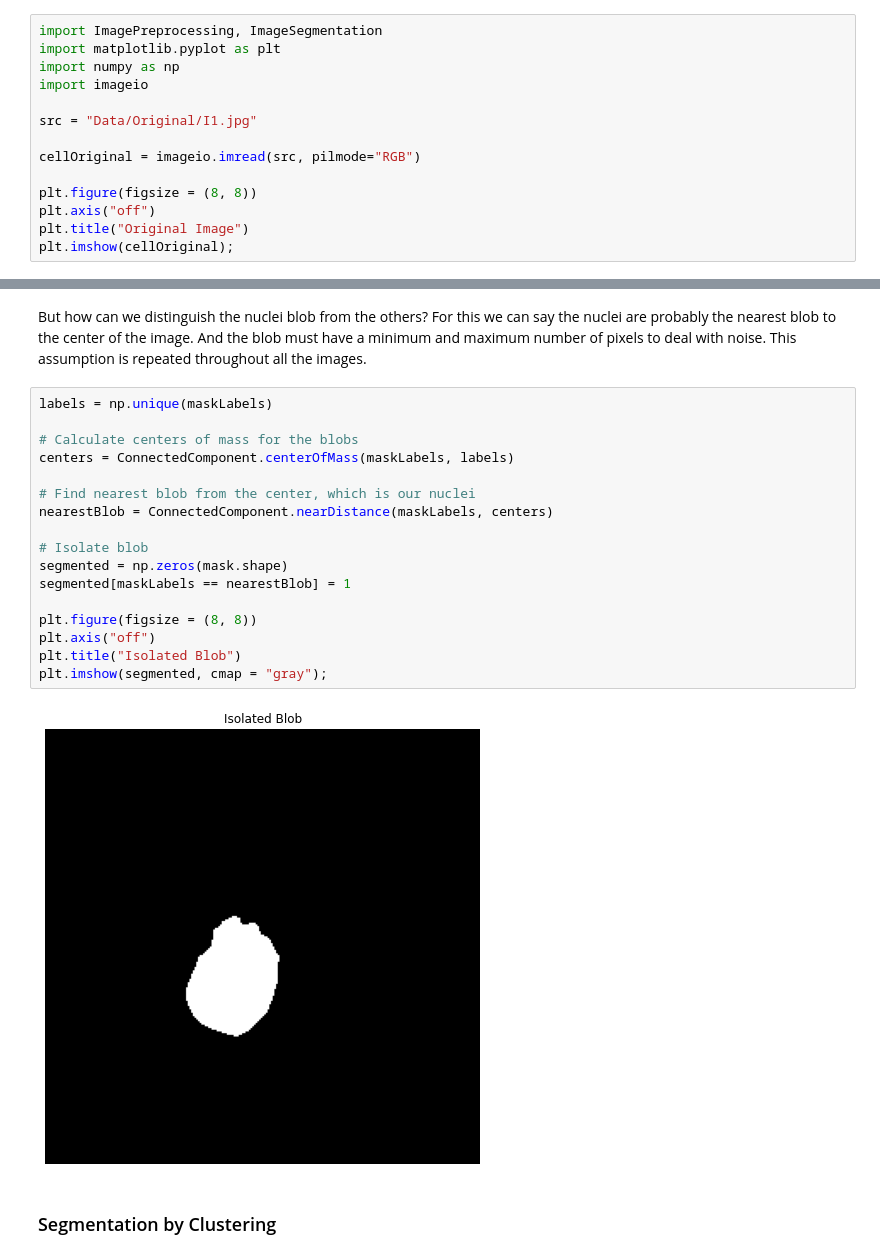
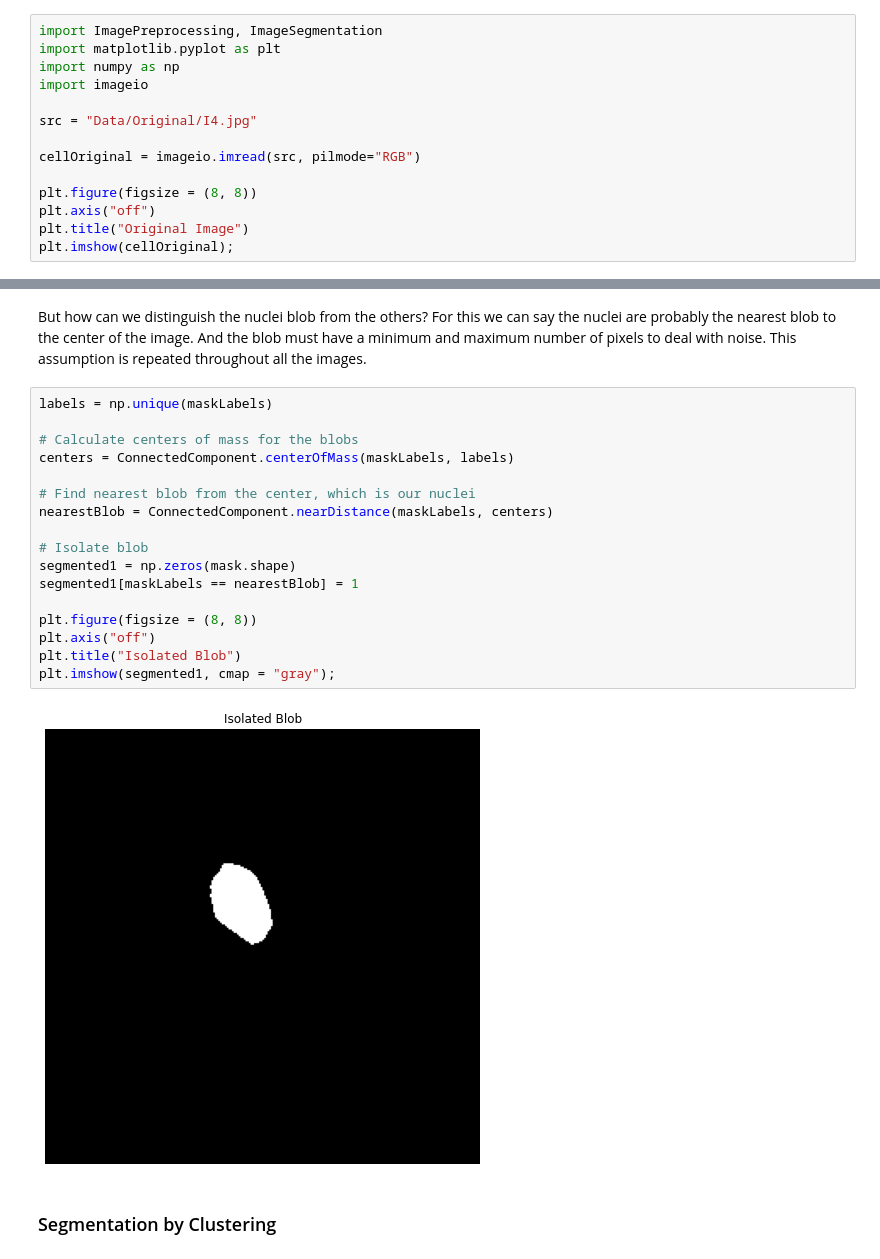
Before and after one commit to brenoslivio/SegmentationCellCycles, a Jupyter notebook: SegCellCycles.ipynb, the cells around one changed output, grey strips where cells are left out. Cells and saved outputs as stored; diff of their text form.

```diff
--- a/SegCellCycles.ipynb
+++ b/SegCellCycles.ipynb
@@ -18,7 +18,7 @@ import matplotlib.pyplot as plt
 import numpy as np
 import imageio
 
-src = "Data/Original/I1.jpg"
+src = "Data/Original/I4.jpg"
 
 cellOriginal = imageio.imread(src, pilmode="RGB")
 
@@ -126,22 +126,22 @@ But how can we distinguish the nuclei blob from the others? For this we can say
 # %%
 labels = np.unique(maskLabels)
 
 # Calculate centers of mass for the blobs
 centers = ConnectedComponent.centerOfMass(maskLabels, labels)
 
 # Find nearest blob from the center, which is our nuclei
 nearestBlob = ConnectedComponent.nearDistance(maskLabels, centers)
 
 # Isolate blob
-segmented = np.zeros(mask.shape)
-segmented[maskLabels == nearestBlob] = 1
+segmented1 = np.zeros(mask.shape)
+segmented1[maskLabels == nearestBlob] = 1
 
 plt.figure(figsize = (8, 8))
 plt.axis("off")
 plt.title("Isolated Blob")
-plt.imshow(segmented, cmap = "gray");
+plt.imshow(segmented1, cmap = "gray");
 # %% [output]
-[figure, old version]
+[figure, new version]
 # %% [markdown]
 ### Segmentation by Clustering
 # %% [markdown]
```
Also changed, not shown: parts of 41 cells of this notebook.
